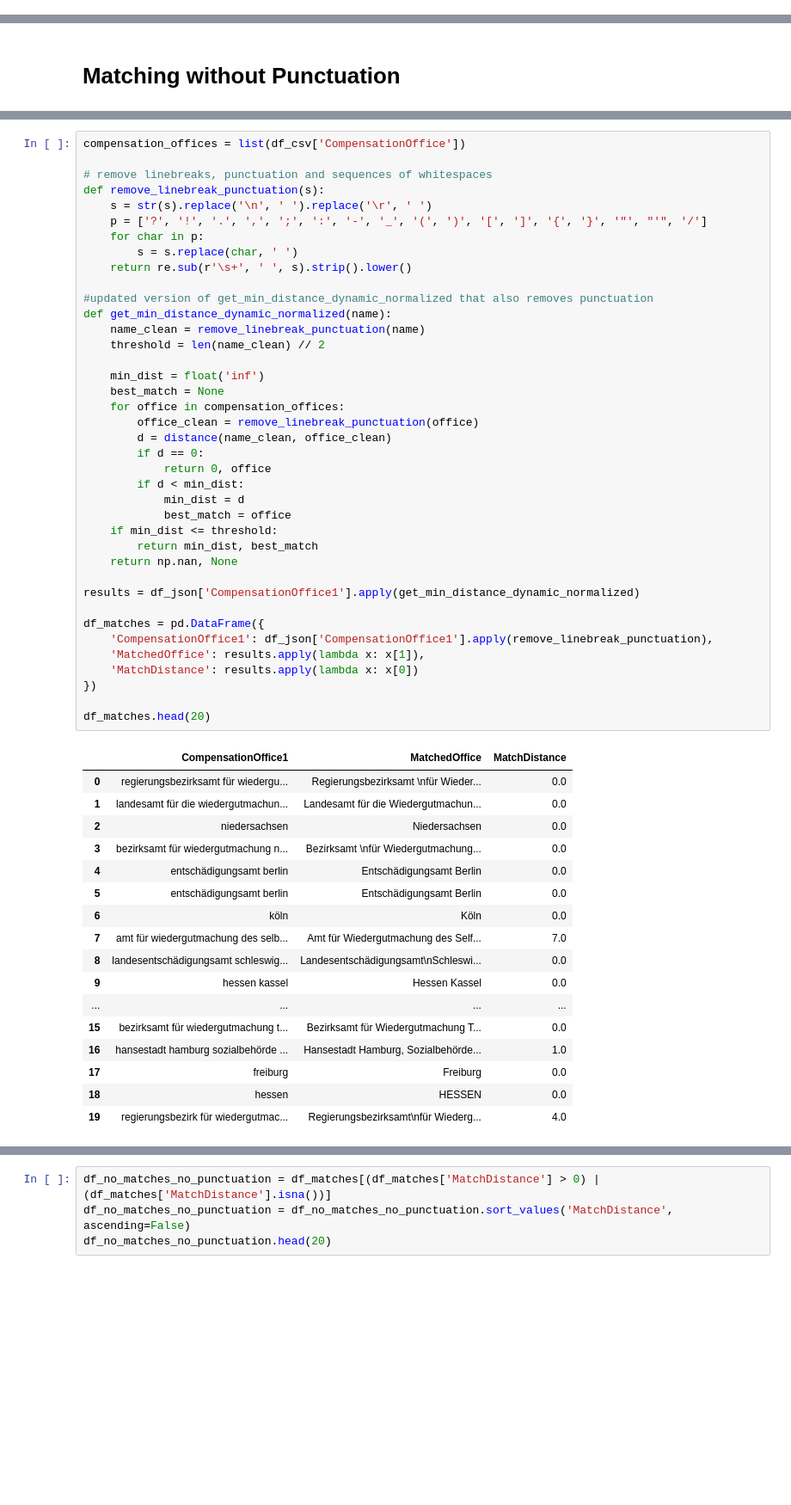
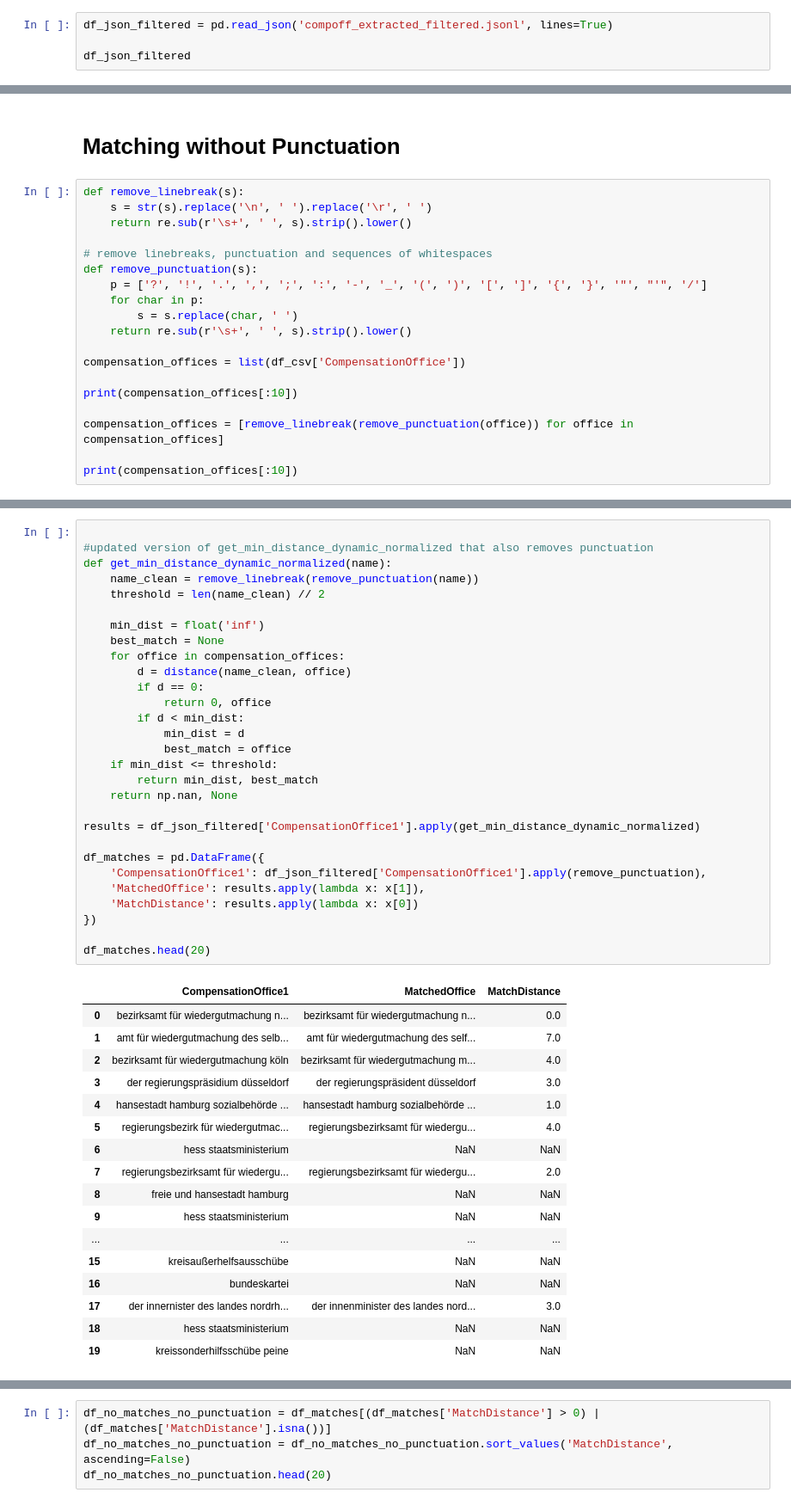
Before and after one commit to BennetHan/compensation-office-analysis, a Jupyter notebook: compensation-office-analysis.ipynb, the cells around one changed output, grey strips where cells are left out. Shown at 86% size. Drawn from its saved outputs; the diff is of its cells as text; blank space fills up the shorter version.

Commit message:
swapping out token's unavailable in the ground truth based on edit distance

```diff
--- a/compensation-office-analysis.ipynb
+++ b/compensation-office-analysis.ipynb
@@ -125,0 +166,4 @@ df_nomatches.sort_values('MatchDistance', ascending=True).to_excel('compensation
+# %%
+df_json_filtered = pd.read_json('compoff_extracted_filtered.jsonl', lines=True)
+
+df_json_filtered
@@ -126,2 +184,21 @@ df_nomatches.sort_values('MatchDistance', ascending=True).to_excel('compensation
 # %% [markdown]
 # Matching without Punctuation
+# %%
+def remove_linebreak(s):
+    s = str(s).replace('\n', ' ').replace('\r', ' ')
+    return re.sub(r'\s+', ' ', s).strip().lower()
+
+# remove linebreaks, punctuation and sequences of whitespaces
+def remove_punctuation(s):
+    p = ['?', '!', '.', ',', ';', ':', '-', '_', '(', ')', '[', ']', '{', '}', '"', "'", '/']
+    for char in p:
+        s = s.replace(char, ' ')
+    return re.sub(r'\s+', ' ', s).strip().lower()
+
+compensation_offices = list(df_csv['CompensationOffice'])
+
+print(compensation_offices[:10])
+
+compensation_offices = [remove_linebreak(remove_punctuation(office)) for office in compensation_offices]
+
+print(compensation_offices[:10])
@@ -128,60 +208,50 @@ df_nomatches.sort_values('MatchDistance', ascending=True).to_excel('compensation
 # %%
-compensation_offices = list(df_csv['CompensationOffice'])
-
-# remove linebreaks, punctuation and sequences of whitespaces
-def remove_linebreak_punctuation(s):
-    s = str(s).replace('\n', ' ').replace('\r', ' ')
-    p = ['?', '!', '.', ',', ';', ':', '-', '_', '(', ')', '[', ']', '{', '}', '"', "'", '/']
-    for char in p:
-        s = s.replace(char, ' ')
-    return re.sub(r'\s+', ' ', s).strip().lower()
 
 #updated version of get_min_distance_dynamic_normalized that also removes punctuation
 def get_min_distance_dynamic_normalized(name):
-    name_clean = remove_linebreak_punctuation(name)
+    name_clean = remove_linebreak(remove_punctuation(name))
     threshold = len(name_clean) // 2
 
     min_dist = float('inf')
     best_match = None
     for office in compensation_offices:
-        office_clean = remove_linebreak_punctuation(office)
-        d = distance(name_clean, office_clean)
+        d = distance(name_clean, office)
         if d == 0:
             return 0, office
         if d < min_dist:
             min_dist = d
             best_match = office
     if min_dist <= threshold:
         return min_dist, best_match
     return np.nan, None
 
-results = df_json['CompensationOffice1'].apply(get_min_distance_dynamic_normalized)
+results = df_json_filtered['CompensationOffice1'].apply(get_min_distance_dynamic_normalized)
 
 df_matches = pd.DataFrame({
-    'CompensationOffice1': df_json['CompensationOffice1'].apply(remove_linebreak_punctuation),
+    'CompensationOffice1': df_json_filtered['CompensationOffice1'].apply(remove_punctuation),
     'MatchedOffice': results.apply(lambda x: x[1]),
     'MatchDistance': results.apply(lambda x: x[0])
 })
 
 df_matches.head(20)
 # %% [output]
 |  | CompensationOffice1 | MatchedOffice | MatchDistance |
-| 0 | regierungsbezirksamt für wiedergu... | Regierungsbezirksamt \nfür Wieder... | 0.0 |
-| 1 | landesamt für die wiedergutmachun... | Landesamt für die Wiedergutmachun... | 0.0 |
-| 2 | niedersachsen | Niedersachsen | 0.0 |
-| 3 | bezirksamt für wiedergutmachung n... | Bezirksamt \nfür Wiedergutmachung... | 0.0 |
-| 4 | entschädigungsamt berlin | Entschädigungsamt Berlin | 0.0 |
-| 5 | entschädigungsamt berlin | Entschädigungsamt Berlin | 0.0 |
-| 6 | köln | Köln | 0.0 |
-| 7 | amt für wiedergutmachung des selb... | Amt für Wiedergutmachung des Self... | 7.0 |
-| 8 | landesentschädigungsamt schleswig... | Landesentschädigungsamt\nSchleswi... | 0.0 |
-| 9 | hessen kassel | Hessen Kassel | 0.0 |
+| 0 | bezirksamt für wiedergutmachung n... | bezirksamt für wiedergutmachung n... | 0.0 |
+| 1 | amt für wiedergutmachung des selb... | amt für wiedergutmachung des self... | 7.0 |
+| 2 | bezirksamt für wiedergutmachung köln | bezirksamt für wiedergutmachung m... | 4.0 |
+| 3 | der regierungspräsidium düsseldorf | der regierungspräsident düsseldorf | 3.0 |
+| 4 | hansestadt hamburg sozialbehörde ... | hansestadt hamburg sozialbehörde ... | 1.0 |
+| 5 | regierungsbezirk für wiedergutmac... | regierungsbezirksamt für wiedergu... | 4.0 |
+| 6 | hess staatsministerium | NaN | NaN |
+| 7 | regierungsbezirksamt für wiedergu... | regierungsbezirksamt für wiedergu... | 2.0 |
+| 8 | freie und hansestadt hamburg | NaN | NaN |
+| 9 | hess staatsministerium | NaN | NaN |
 | ... | ... | ... | ... |
-| 15 | bezirksamt für wiedergutmachung t... | Bezirksamt für Wiedergutmachung T... | 0.0 |
-| 16 | hansestadt hamburg sozialbehörde ... | Hansestadt Hamburg, Sozialbehörde... | 1.0 |
-| 17 | freiburg | Freiburg | 0.0 |
-| 18 | hessen | HESSEN | 0.0 |
-| 19 | regierungsbezirk für wiedergutmac... | Regierungsbezirksamt\nfür Wiederg... | 4.0 |
+| 15 | kreisaußerhelfsausschübe | NaN | NaN |
+| 16 | bundeskartei | NaN | NaN |
+| 17 | der innernister des landes nordrh... | der innenminister des landes nord... | 3.0 |
+| 18 | hess staatsministerium | NaN | NaN |
+| 19 | kreissonderhilfsschübe peine | NaN | NaN |
 # %%
 total = len(df_matches)
 max_dist = int(df_matches['MatchDistance'].max()) + 1
```
Also changed, not shown: parts of 28 cells of this notebook, 1 other file.
